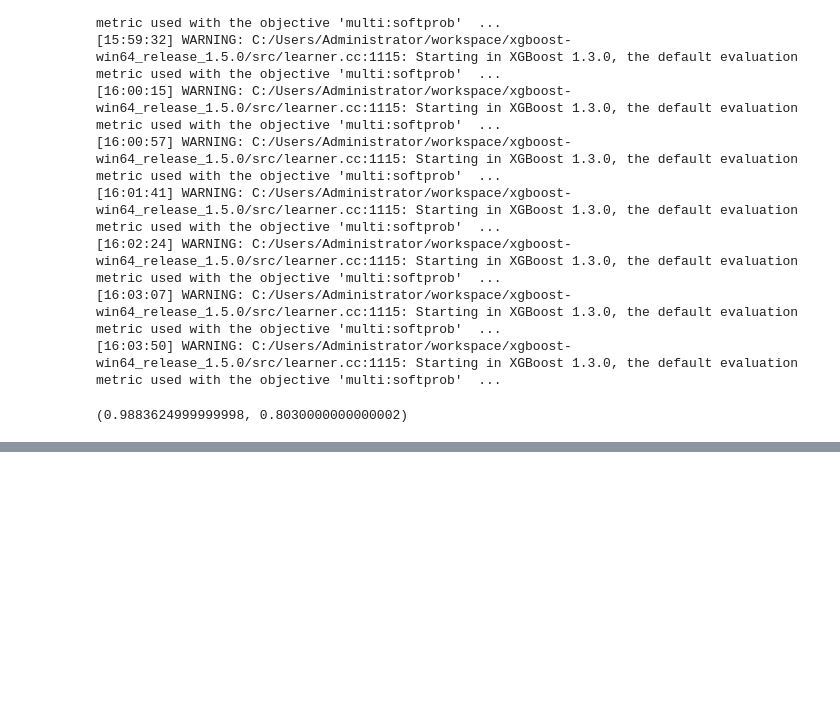
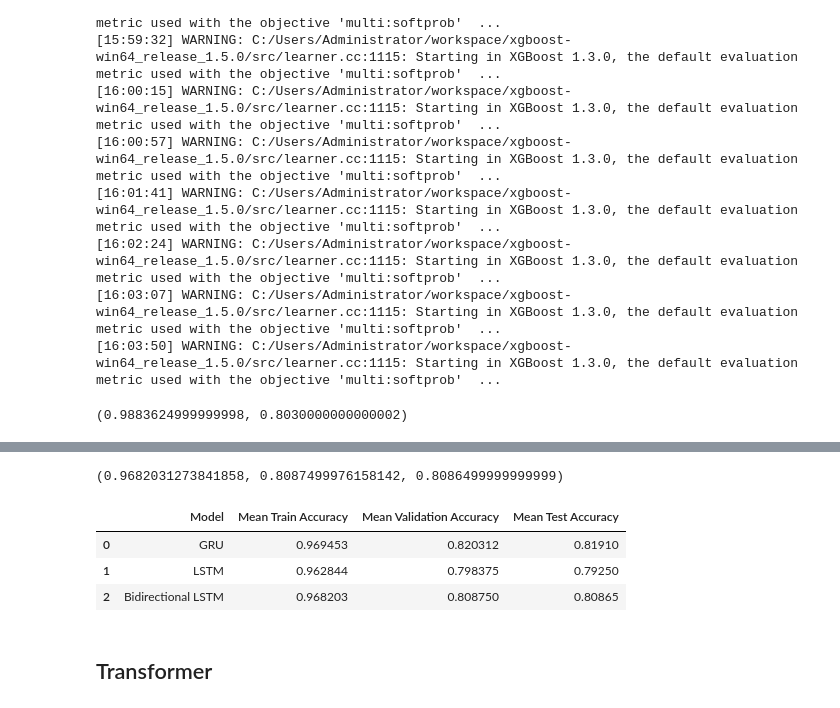
Before and after one commit to fazla95/NLP, a Jupyter notebook: NLP.ipynb, the cells around one changed output, grey strips where cells are left out. Cells and saved outputs as stored; diff of their text form; code cells hidden in the pictures; blank space fills up the shorter version.

```diff
--- a/NLP.ipynb
+++ b/NLP.ipynb
@@ -770,0 +999,4 @@ tf_df.to_csv('TF-IDF_Results.csv')
+# %%
+lstm_mean_train_acc_glv = sum(lstm_train_acc_glv)/len(lstm_train_acc_glv)
+lstm_mean_val_acc_glv = sum(lstm_val_acc_glv)/len(lstm_val_acc_glv)
+lstm_mean_test_acc_glv = sum(lstm_test_acc_glv)/len(lstm_test_acc_glv)
@@ -770,0 +1063,27 @@ tf_df.to_csv('TF-IDF_Results.csv')
+# %%
+blstm_mean_train_acc_glv = sum(blstm_train_acc_glv)/len(blstm_train_acc_glv)
+blstm_mean_val_acc_glv = sum(blstm_val_acc_glv)/len(blstm_val_acc_glv)
+blstm_mean_test_acc_glv = sum(blstm_test_acc_glv)/len(blstm_test_acc_glv)
+# %%
+blstm_mean_train_acc_glv, blstm_mean_val_acc_glv, blstm_mean_test_acc_glv
+# %% [output]
+(0.9682031273841858, 0.8087499976158142, 0.8086499999999999)
+# %%
+models = ['GRU', 'LSTM', 'Bidirectional LSTM']
+train_acc_glv = [gru_mean_train_acc_glv, lstm_mean_train_acc_glv, blstm_mean_train_acc_glv]
+val_acc_glv = [gru_mean_val_acc_glv, lstm_mean_val_acc_glv, blstm_mean_val_acc_glv]
+test_acc_glv = [gru_mean_test_acc_glv, lstm_mean_test_acc_glv, blstm_mean_test_acc_glv]
+# %%
+glove_df = pd.DataFrame({
+    'Model' : models,
+    'Mean Train Accuracy' : train_acc_glv,
+    'Mean Validation Accuracy' : val_acc_glv,
+    'Mean Test Accuracy' : test_acc_glv
+})
+# %%
+glove_df
+# %% [output]
+|  | Model | Mean Train Accuracy | Mean Validation Accuracy | Mean Test Accuracy |
+| 0 | GRU | 0.969453 | 0.820312 | 0.81910 |
+| 1 | LSTM | 0.962844 | 0.798375 | 0.79250 |
+| 2 | Bidirectional LSTM | 0.968203 | 0.808750 | 0.80865 |
@@ -770,0 +1092,2 @@ tf_df.to_csv('TF-IDF_Results.csv')
+# %% [markdown]
+## Transformer
```
Also changed, not shown: parts of 49 cells of this notebook.
